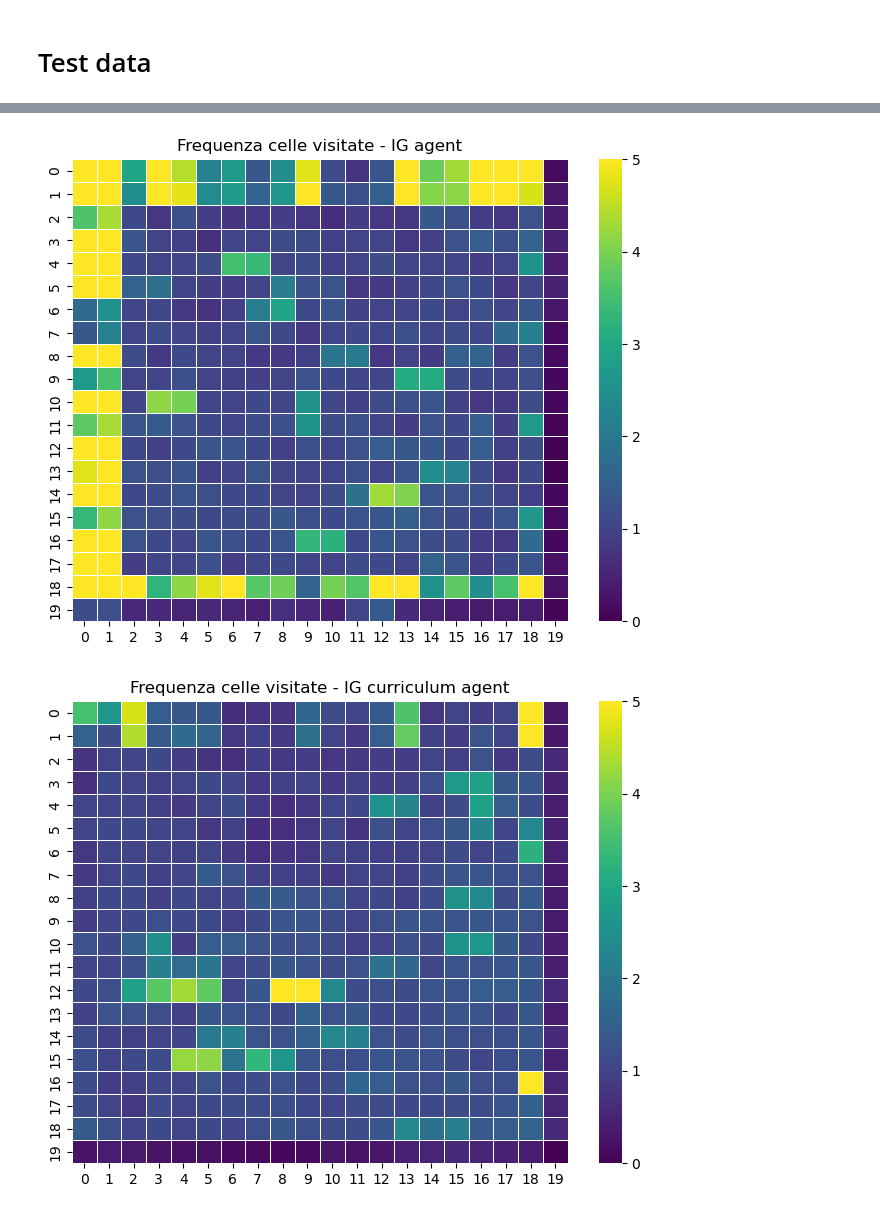
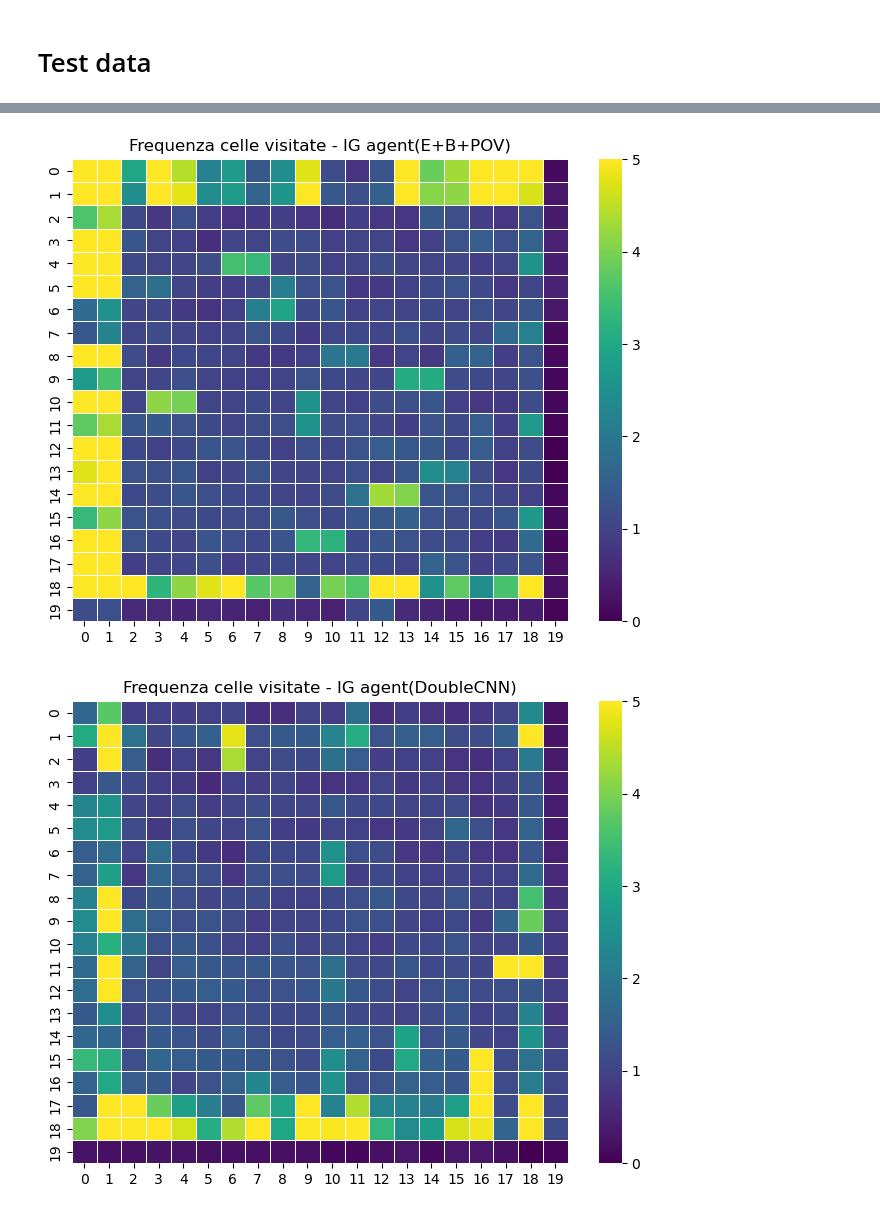
Before and after one commit to Emamasi-uni/explorationRL, a Jupyter notebook: results.ipynb, the cells around one changed output, grey strips where cells are left out. Saved outputs shown, nothing was run; the diff lists cells and outputs as text; code cells hidden in the pictures.

Commit message:
update results double cnn

```diff
--- a/results.ipynb
+++ b/results.ipynb
@@ -133,6 +138,7 @@ test_data_entropy = read_dict(file_path=f"./data/policy1_entropy/test_data_entro
 test_data_loss = read_dict(file_path=f"./data/policy1_loss/test_data_loss_cnn.json")
 test_data_random = read_dict(file_path=f"./data/policy1_random/test_data_random_cnn.json")
 test_data_ig_reward = read_dict(file_path=f"./data/policy2_ig_reward/test_data_ig_reward_cnn_new_env_20x20_with_pov.json")
+test_data_ig_reward_doubleCNN = read_dict(file_path=f"./data/policy2_ig_reward/test_data_ig_reward_cnn_new_env_20x20_doubleCNN.json")
 test_data_ig_reward_curriculum = read_dict(file_path=f"./data/policy2_ig_reward_curriculum/test_data_ig_reward_curriculum_cnn.json")
 test_data_random_agent = read_dict(file_path=f"./data/random_agent/test_data_random_agent_ig_new_env_20x20.json")
 test_data_no_train = read_dict(file_path=f"data/no_train/test_data_no_train_ig_new_env_20x20.json")
@@ -415,6 +421,11 @@ for position_run in test_data_ig_reward['total_position_per_run']:
     cell_visit_counts = Counter(tuple(pos) for pos in position_run)
     cells_visited_ig.append(dict(cell_visit_counts))
 
+cells_visited_ig_double = []
+for position_run in test_data_ig_reward_doubleCNN['total_position_per_run']:
+    cell_visit_counts = Counter(tuple(pos) for pos in position_run)
+    cells_visited_ig_double.append(dict(cell_visit_counts))
+
 cells_visited_ig_curriculum = []
 for position_run in test_data_ig_reward_curriculum['total_position_per_run']:
     cell_visit_counts = Counter(tuple(pos) for pos in position_run)
@@ -454,17 +465,18 @@ def plot_visit_heatmap(grid_size, cells_visited, title, vmax=None):
 # %%
 plot_visit_heatmap(grid_size=20, cells_visited=cells_visited_no_train, title="Frequenza celle visitate - No train agent", vmax=5)
 
 plot_visit_heatmap(grid_size=20, cells_visited=cells_visited_random, title="Frequenza celle visitate - Random agent", vmax=5)
 
-plot_visit_heatmap(grid_size=20, cells_visited=cells_visited_ig, title="Frequenza celle visitate - IG agent", vmax=5)
+plot_visit_heatmap(grid_size=20, cells_visited=cells_visited_ig, title="Frequenza celle visitate - IG agent(E+B+POV)", vmax=5)
+plot_visit_heatmap(grid_size=20, cells_visited=cells_visited_ig_double, title="Frequenza celle visitate - IG agent(DoubleCNN)", vmax=5)
 
 plot_visit_heatmap(grid_size=20, cells_visited=cells_visited_ig_curriculum, title="Frequenza celle visitate - IG curriculum agent", vmax=5)
 
 plot_visit_heatmap(grid_size=20, cells_visited=cells_visited_entropy, title="Frequenza celle visitate - Entropy agent", vmax=5)
 
 plot_visit_heatmap(grid_size=20, cells_visited=cells_visited_loss, title="Frequenza celle visitate - Loss agent", vmax=5)
 # %% [output]
 [figure]
 [figure]
-[figure, old version]
+[figure, new version]
-[figure, old version]
+[figure, new version]
```
Also changed, not shown: parts of 11 cells of this notebook, 3 other files.
